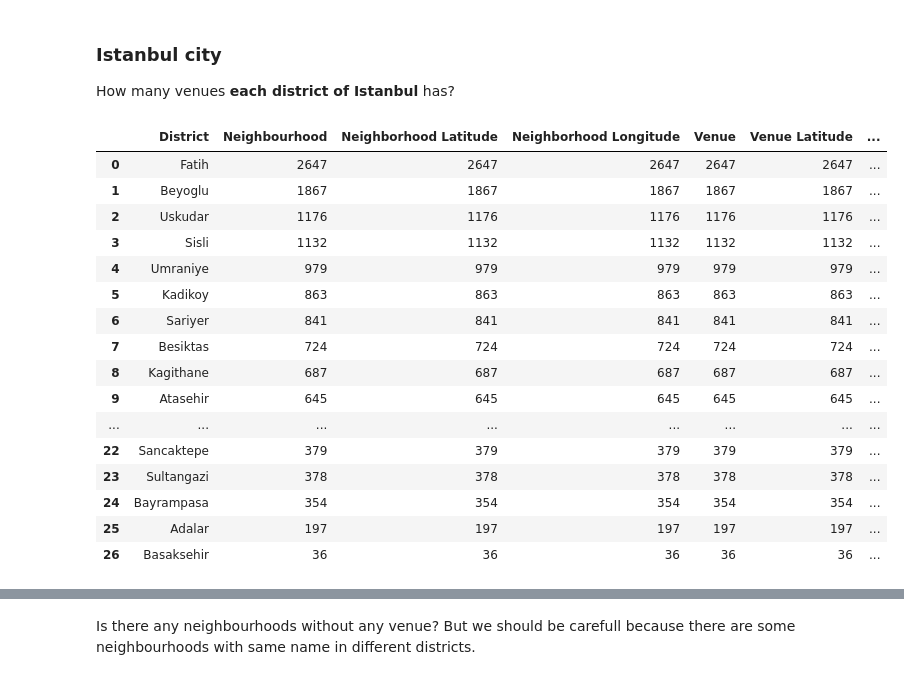
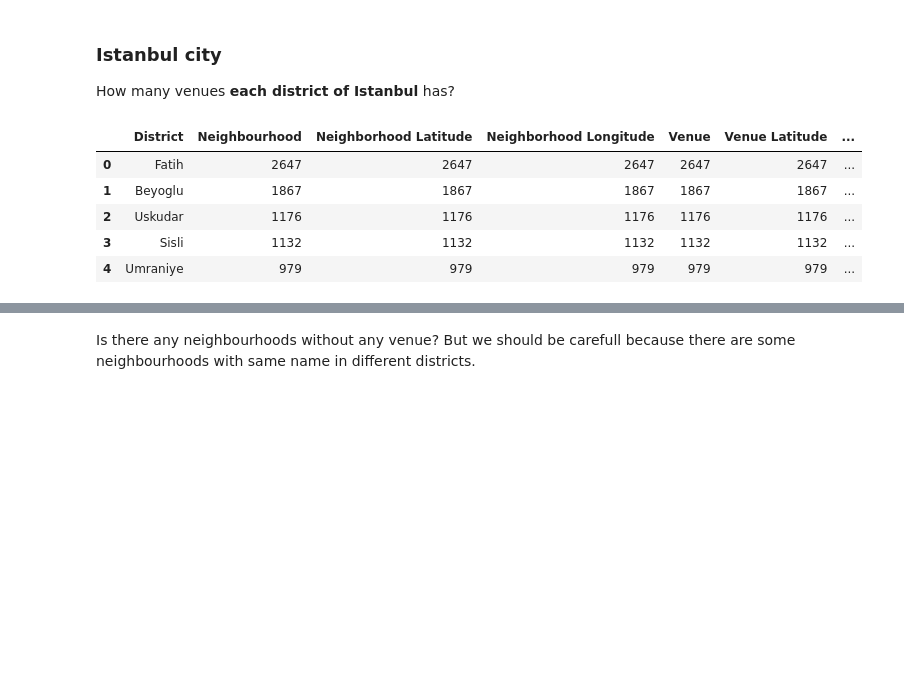
Before and after one commit to Hdvndgr/Coursera_Capstone, a Jupyter notebook: Capstone Project - The Battle of the Neighborhoods.ipynb, the cells around one changed output, grey strips where cells are left out. Cells and saved outputs as stored; diff of their text form; code cells hidden in the pictures; blank space fills up the shorter version.

```diff
--- a/Capstone Project - The Battle of the Neighborhoods.ipynb
+++ b/Capstone Project - The Battle of the Neighborhoods.ipynb
@@ -621,25 +621,15 @@ dtype: float64
 ### Istanbul city
 How many venues **each district of Istanbul** has?
 # %%
-istanbul_venues.groupby('District').count().sort_values(by='Venue', ascending=False).reset_index()
+# It's a long list so we showed just top 5
+istanbul_venues.groupby('District').count().sort_values(by='Venue', ascending=False).reset_index().head()
 # %% [output]
 |  | District | Neighbourhood | Neighborhood Latitude | Neighborhood Longitude | Venue | Venue Latitude | ... |
 | 0 | Fatih | 2647 | 2647 | 2647 | 2647 | 2647 | ... |
 | 1 | Beyoglu | 1867 | 1867 | 1867 | 1867 | 1867 | ... |
 | 2 | Uskudar | 1176 | 1176 | 1176 | 1176 | 1176 | ... |
 | 3 | Sisli | 1132 | 1132 | 1132 | 1132 | 1132 | ... |
 | 4 | Umraniye | 979 | 979 | 979 | 979 | 979 | ... |
-| 5 | Kadikoy | 863 | 863 | 863 | 863 | 863 | ... |
-| 6 | Sariyer | 841 | 841 | 841 | 841 | 841 | ... |
-| 7 | Besiktas | 724 | 724 | 724 | 724 | 724 | ... |
-| 8 | Kagithane | 687 | 687 | 687 | 687 | 687 | ... |
-| 9 | Atasehir | 645 | 645 | 645 | 645 | 645 | ... |
-| ... | ... | ... | ... | ... | ... | ... | ... |
-| 22 | Sancaktepe | 379 | 379 | 379 | 379 | 379 | ... |
-| 23 | Sultangazi | 378 | 378 | 378 | 378 | 378 | ... |
-| 24 | Bayrampasa | 354 | 354 | 354 | 354 | 354 | ... |
-| 25 | Adalar | 197 | 197 | 197 | 197 | 197 | ... |
-| 26 | Basaksehir | 36 | 36 | 36 | 36 | 36 | ... |
 # %%
 map_istanbul = folium.Map(location=[lat_istanbul, long_istanbul], zoom_start=11)
 istanbul_districts_geo = f'datasets/istanbul_districts.json'
```
Also changed, not shown: parts of 20 cells of this notebook, 11 other files.
